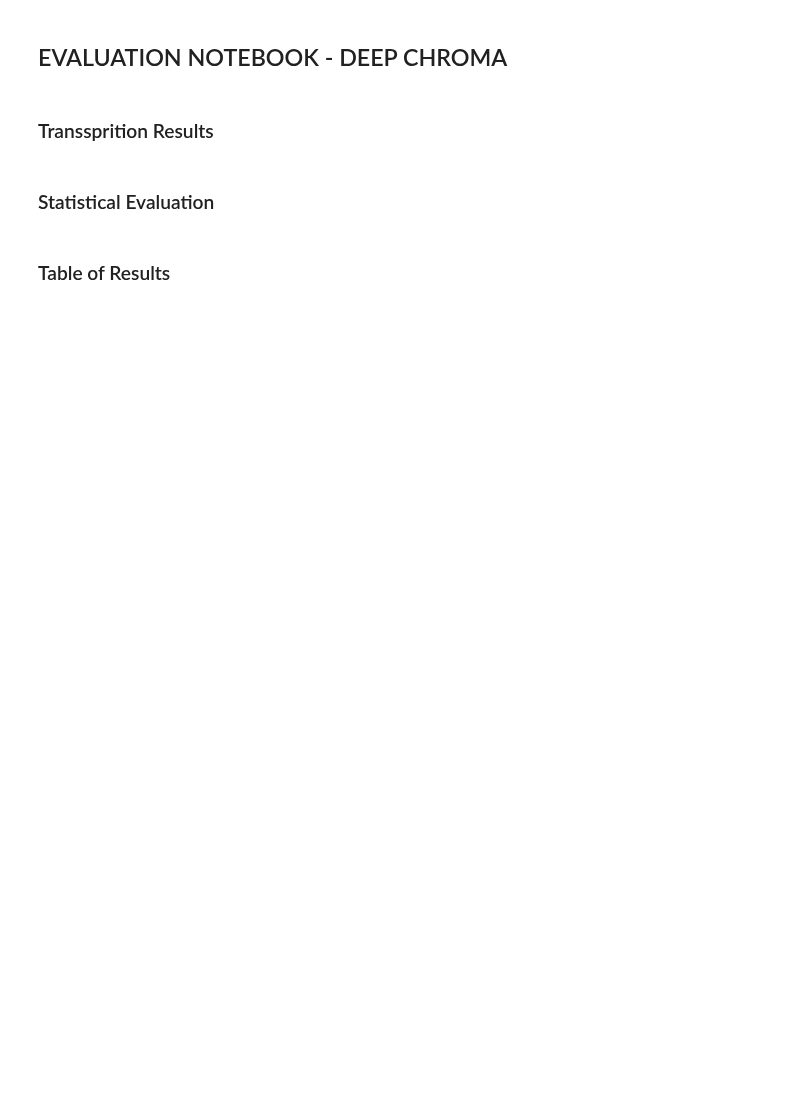
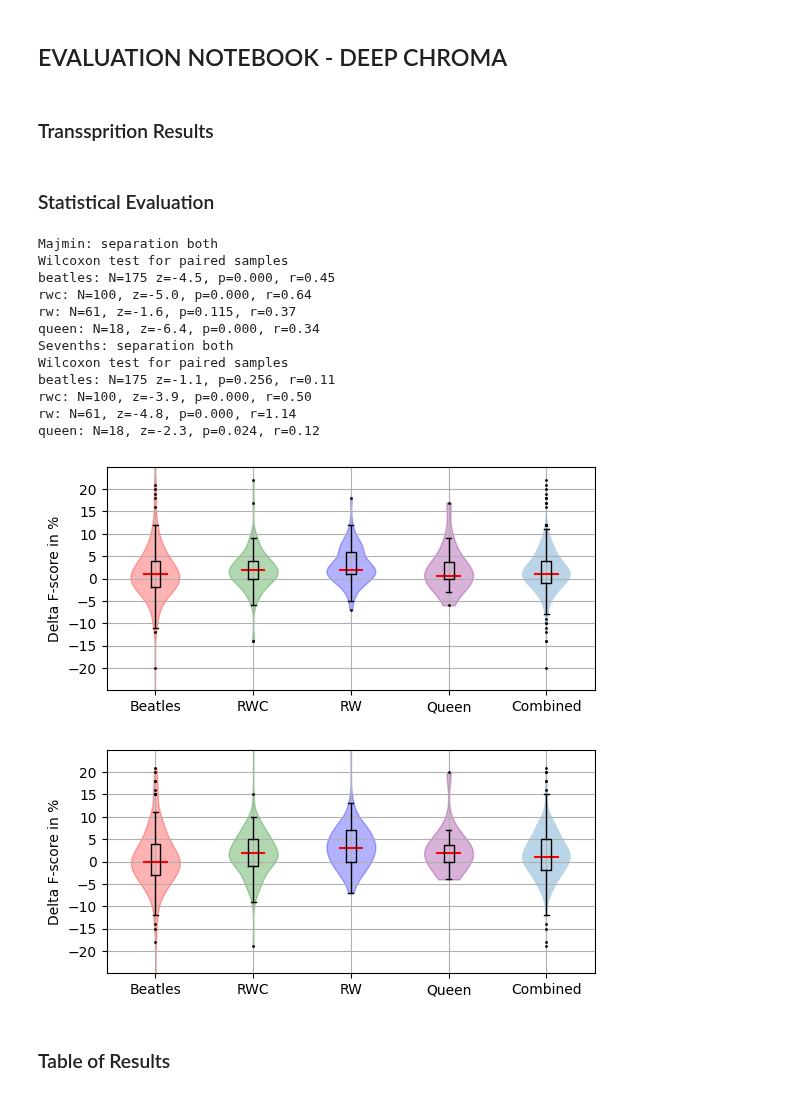
Before and after one commit to Maushax-jpg/chord-recognition, a Jupyter notebook: evaluation.ipynb, the cells around one changed output. Drawn from its saved outputs; the diff is of its cells as text; code cells hidden in the pictures; blank space fills up the shorter version.

Commit message:
updated plots

```diff
--- a/evaluation.ipynb
+++ b/evaluation.ipynb
@@ -28,7 +28,7 @@ def plotDeltas(delta):
         parts["cmedians"].set_color("red")
         for x,color in zip(parts["bodies"],['r','g','b','purple']):
                 x.set_color(color)
-        xlabels = ["Combined","Beatles","RWC","RW","Queen"]
+        xlabels = ["Beatles","RWC","RW","Queen","Combined"]
         ax1.set_yticks(np.arange(-20,25,5))
         ax1.set_ylim(-25,25)
         ax1.set_ylabel("Delta F-score in %")
@@ -38,52 +38,68 @@ def plotDeltas(delta):
         fig.tight_layout(pad=0.1)
         return fig
 
 separation = "both"
 data, datasets = load_results(f"/home/max/ET-TI/Masterarbeit/chord-recognition/results/source_separation_none")
 data_separated, datasets = load_results(f"/home/max/ET-TI/Masterarbeit/chord-recognition/results/source_separation_{separation}")
 deltas_majmin = []
 deltas_sevenths = []
 
-none_majmin_f =  [x.majmin_f for x in data if x.name not in OUTLIERS]
-none_sevenths_f =  [x.sevenths_f for x in data if x.name not in OUTLIERS]
-majmin_f =  [x.majmin_f for x in data_separated if x.name not in OUTLIERS]
-sevenths_f =  [x.sevenths_f for x in data_separated if x.name not in OUTLIERS]
-deltas_majmin.append([100*(x-y) for x,y in zip(majmin_f,none_majmin_f)])
-deltas_sevenths.append([100*(x-y) for x,y in zip(sevenths_f, none_sevenths_f)])
-
 for dset in datasets:
         none_majmin_f =  [x.majmin_f for x in data if x.name not in OUTLIERS and x.dataset == dset]
         none_sevenths_f =  [x.sevenths_f for x in data if x.name not in OUTLIERS and x.dataset == dset]
         majmin_f =  [x.majmin_f for x in data_separated if x.name not in OUTLIERS and x.dataset == dset]
         sevenths_f =  [x.sevenths_f for x in data_separated if x.name not in OUTLIERS and x.dataset == dset]
         deltas_majmin.append([100*(x-y) for x,y in zip(majmin_f,none_majmin_f)])
         deltas_sevenths.append([100*(x-y) for x,y in zip(sevenths_f, none_sevenths_f)])
+
+none_majmin_f =  [x.majmin_f for x in data if x.name not in OUTLIERS]
+none_sevenths_f =  [x.sevenths_f for x in data if x.name not in OUTLIERS]
+majmin_f =  [x.majmin_f for x in data_separated if x.name not in OUTLIERS]
+sevenths_f =  [x.sevenths_f for x in data_separated if x.name not in OUTLIERS]
+
+deltas_majmin.append([100*(x-y) for x,y in zip(majmin_f,none_majmin_f)])
+deltas_sevenths.append([100*(x-y) for x,y in zip(sevenths_f, none_sevenths_f)])
 
 fig = plotDeltas(deltas_majmin)
 plt.savefig(f"/home/max/ET-TI/Masterarbeit/latex/figures/source_separation_{separation}_majmin.png")
 fig = plotDeltas(deltas_sevenths)
 plt.savefig(f"/home/max/ET-TI/Masterarbeit/latex/figures/source_separation_{separation}_sevenths.png")
 print(f"Majmin: separation {separation}")
 res_beatles = stats.wilcoxon(deltas_majmin[1],method='approx')
 res_rwc = stats.wilcoxon(deltas_majmin[2],method='approx')
 res_rw = stats.wilcoxon(deltas_majmin[3],method='approx')
 res_queen = stats.wilcoxon(deltas_majmin[4],method='approx')
 print("Wilcoxon test for paired samples")
-print(f"beatles: N={len(deltas_majmin[1])} z={res_beatles.zstatistic:0.1f}, p={res_beatles.pvalue:0.3f}, r={np.abs(res_beatles.zstatistic) / np.sqrt(len(deltas_majmin[1])):0.2f}")
-print(f"rwc: N={len(deltas_majmin[2])}, z={res_rwc.zstatistic:0.1f}, p={res_rwc.pvalue:0.3f}, r={np.abs(res_rwc.zstatistic) / np.sqrt(len(deltas_majmin[2])):0.2f}")
-print(f"rw: N={len(deltas_majmin[3])}, z={res_rw.zstatistic:0.1f}, p={res_rw.pvalue:0.3f}, r={np.abs(res_rw.zstatistic) / np.sqrt(len(deltas_majmin[3])):0.2f}")
-print(f"queen: N={len(deltas_majmin[4])}, z={res_queen.zstatistic:0.1f}, p={res_queen.pvalue:0.3f}, r={np.abs(res_queen.zstatistic) / np.sqrt(len(deltas_majmin[4])):0.2f}")
+print(f"beatles: N={len(deltas_majmin[0])} z={res_beatles.zstatistic:0.1f}, p={res_beatles.pvalue:0.3f}, r={np.abs(res_beatles.zstatistic) / np.sqrt(len(deltas_majmin[1])):0.2f}")
+print(f"rwc: N={len(deltas_majmin[1])}, z={res_rwc.zstatistic:0.1f}, p={res_rwc.pvalue:0.3f}, r={np.abs(res_rwc.zstatistic) / np.sqrt(len(deltas_majmin[2])):0.2f}")
+print(f"rw: N={len(deltas_majmin[2])}, z={res_rw.zstatistic:0.1f}, p={res_rw.pvalue:0.3f}, r={np.abs(res_rw.zstatistic) / np.sqrt(len(deltas_majmin[3])):0.2f}")
+print(f"queen: N={len(deltas_majmin[3])}, z={res_queen.zstatistic:0.1f}, p={res_queen.pvalue:0.3f}, r={np.abs(res_queen.zstatistic) / np.sqrt(len(deltas_majmin[4])):0.2f}")
 
 print(f"Sevenths: separation {separation}")
-res_beatles = stats.wilcoxon(deltas_sevenths[1],method='approx')
-res_rwc = stats.wilcoxon(deltas_sevenths[2],method='approx')
-res_rw = stats.wilcoxon(deltas_sevenths[3],method='approx')
-res_queen = stats.wilcoxon(deltas_sevenths[4],method='approx')
+res_beatles = stats.wilcoxon(deltas_sevenths[0],method='approx')
+res_rwc = stats.wilcoxon(deltas_sevenths[1],method='approx')
+res_rw = stats.wilcoxon(deltas_sevenths[2],method='approx')
+res_queen = stats.wilcoxon(deltas_sevenths[3],method='approx')
 print("Wilcoxon test for paired samples")
-print(f"beatles: N={len(deltas_sevenths[1])} z={res_beatles.zstatistic:0.1f}, p={res_beatles.pvalue:0.3f}, r={np.abs(res_beatles.zstatistic) / np.sqrt(len(deltas_sevenths[1])):0.2f}")
-print(f"rwc: N={len(deltas_sevenths[2])}, z={res_rwc.zstatistic:0.1f}, p={res_rwc.pvalue:0.3f}, r={np.abs(res_rwc.zstatistic) / np.sqrt(len(deltas_sevenths[2])):0.2f}")
-print(f"rw: N={len(deltas_sevenths[3])}, z={res_rw.zstatistic:0.1f}, p={res_rw.pvalue:0.3f}, r={np.abs(res_rw.zstatistic) / np.sqrt(len(deltas_sevenths[3])):0.2f}")
-print(f"queen: N={len(deltas_sevenths[4])}, z={res_queen.zstatistic:0.1f}, p={res_queen.pvalue:0.3f}, r={np.abs(res_queen.zstatistic) / np.sqrt(len(deltas_sevenths[4])):0.2f}")
+print(f"beatles: N={len(deltas_sevenths[0])} z={res_beatles.zstatistic:0.1f}, p={res_beatles.pvalue:0.3f}, r={np.abs(res_beatles.zstatistic) / np.sqrt(len(deltas_sevenths[1])):0.2f}")
+print(f"rwc: N={len(deltas_sevenths[1])}, z={res_rwc.zstatistic:0.1f}, p={res_rwc.pvalue:0.3f}, r={np.abs(res_rwc.zstatistic) / np.sqrt(len(deltas_sevenths[2])):0.2f}")
+print(f"rw: N={len(deltas_sevenths[2])}, z={res_rw.zstatistic:0.1f}, p={res_rw.pvalue:0.3f}, r={np.abs(res_rw.zstatistic) / np.sqrt(len(deltas_sevenths[3])):0.2f}")
+print(f"queen: N={len(deltas_sevenths[3])}, z={res_queen.zstatistic:0.1f}, p={res_queen.pvalue:0.3f}, r={np.abs(res_queen.zstatistic) / np.sqrt(len(deltas_sevenths[4])):0.2f}")
+# %% [output]
+Majmin: separation both
+Wilcoxon test for paired samples
+beatles: N=175 z=-4.5, p=0.000, r=0.45
+rwc: N=100, z=-5.0, p=0.000, r=0.64
+rw: N=61, z=-1.6, p=0.115, r=0.37
+queen: N=18, z=-6.4, p=0.000, r=0.34
+Sevenths: separation both
+Wilcoxon test for paired samples
+beatles: N=175 z=-1.1, p=0.256, r=0.11
+rwc: N=100, z=-3.9, p=0.000, r=0.50
+rw: N=61, z=-4.8, p=0.000, r=1.14
+queen: N=18, z=-2.3, p=0.024, r=0.12
+[figure, added]
+[figure, added]
 # %% [markdown]
 ### Table of Results
 # %%
```
